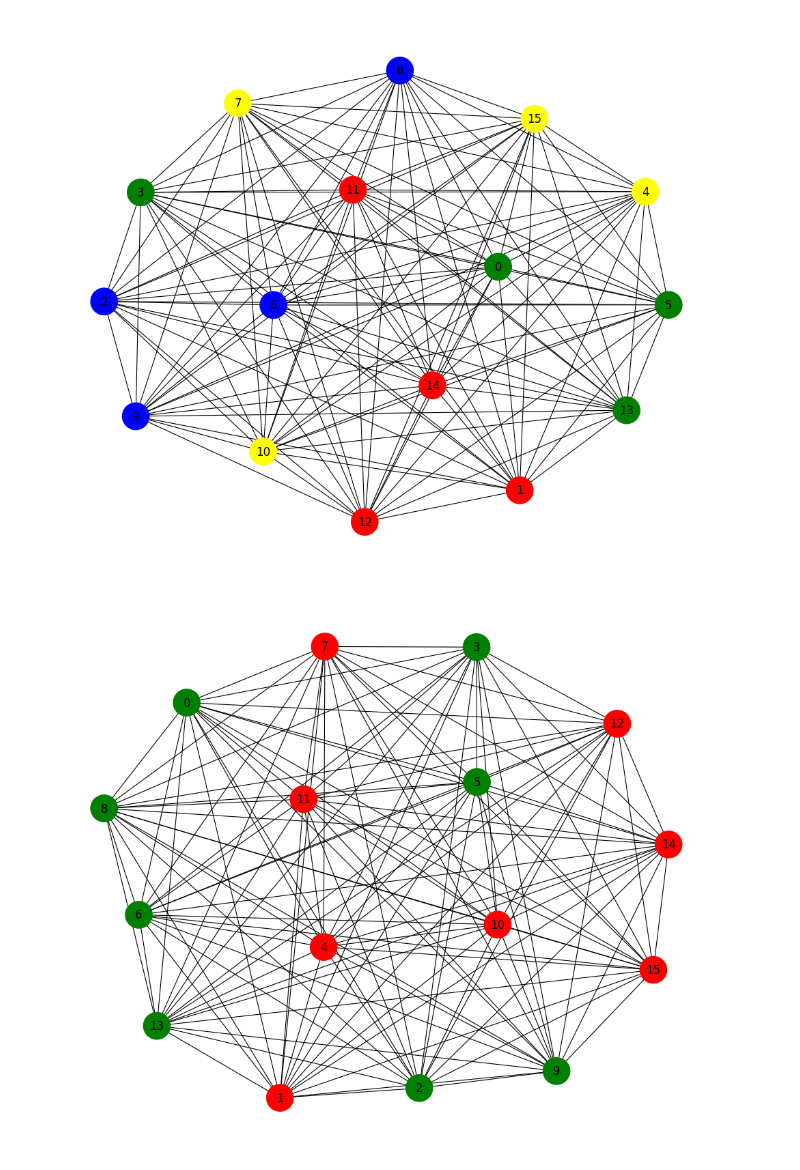
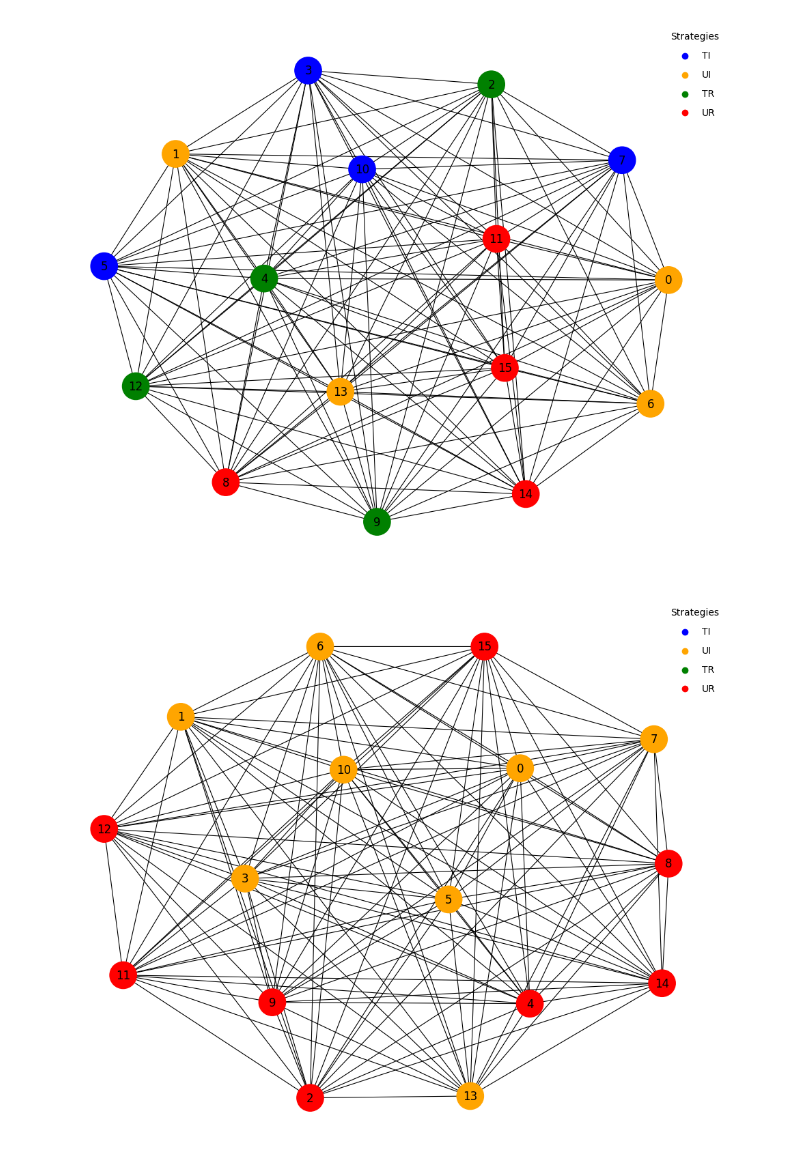
Before and after one commit to annieetang/game-of-hearts, a Jupyter notebook: single_simulation.ipynb, the cells around one changed output. Drawn from its saved outputs; the diff is of its cells as text; code cells hidden in the pictures.

Commit message:
more diagrams

```diff
--- a/single_simulation.ipynb
+++ b/single_simulation.ipynb
@@ -8,7 +8,7 @@ import random
 import matplotlib.pyplot as plt
 import numpy as np
 # %%
-def create_payoff(R=5, B=5, L=6, N=1, S=1):
+def create_payoff(R=1, B=0, L=0, N=-4, S=1):
     # trustworthy initiator, trustworthy recipient, untrustworthy initiator, untrustworthy recipient
     payoff_matrix = {
         ("TI", "TR"): (R, R),
@@ -45,10 +45,10 @@ def create_graph(population_size):
 def display_graph(graph):
     # Create a list of colors corresponding to the strategies
     strategy_colors = {
-        "TI": "green",
-        "UI": "blue",
-        "TR": "red",
-        "UR": "yellow",
+        "TI": "blue",
+        "UI": "orange",
+        "TR": "green",
+        "UR": "red",
     }
     node_colors = [strategy_colors[graph.nodes[node]["strategy"]] for node in graph.nodes]
 
@@ -58,6 +58,11 @@ def display_graph(graph):
     # Draw the graph
     nx.draw(graph, pos, node_color=node_colors, with_labels=True, width=0.8, node_size=800)
 
+    # show the legend
+    for strategy in strategy_colors:
+        plt.scatter([], [], c=strategy_colors[strategy], label=strategy)
+    plt.legend(scatterpoints=1, frameon=False, labelspacing=1, title="Strategies")
+
     # Show the plot
     # plt.show()
 # %%
@@ -68,7 +73,7 @@ graph = create_graph(16)
 # display initial graph
 display_graph(graph)
 # %% [output]
-[figure, old version]
+[figure, new version]
 # %%
 def single_sim(population_size, payoff_matrix, graph):
     """
@@ -154,11 +159,11 @@ def single_sim(population_size, payoff_matrix, graph):
             graph.nodes[node]["strategy"] = new_strategy
 # %%
 # simulate one round of the game
-single_sim(100, payoff_matrix, graph)
+single_sim(1000, payoff_matrix, graph)
 
 display_graph(graph)
 # %% [output]
-[figure, old version]
+[figure, new version]
 # %%
 def extract_frequencies(graph):
     """
```
Also changed, not shown: parts of 3 cells of this notebook, 9 other files.
